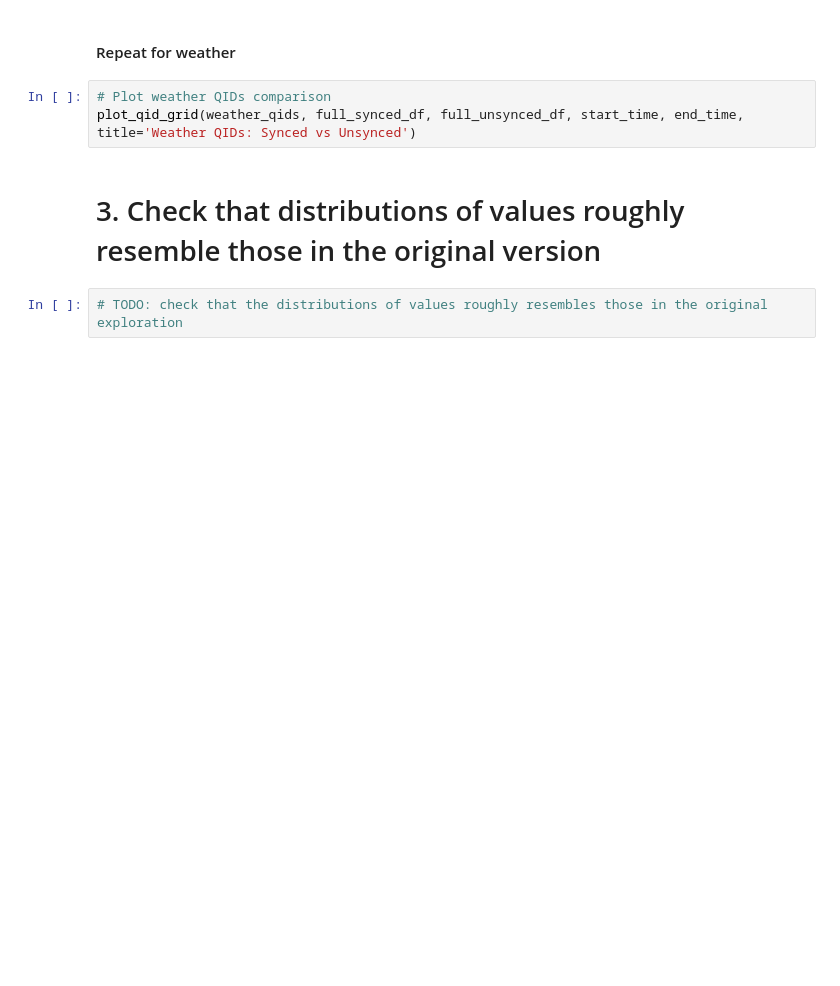
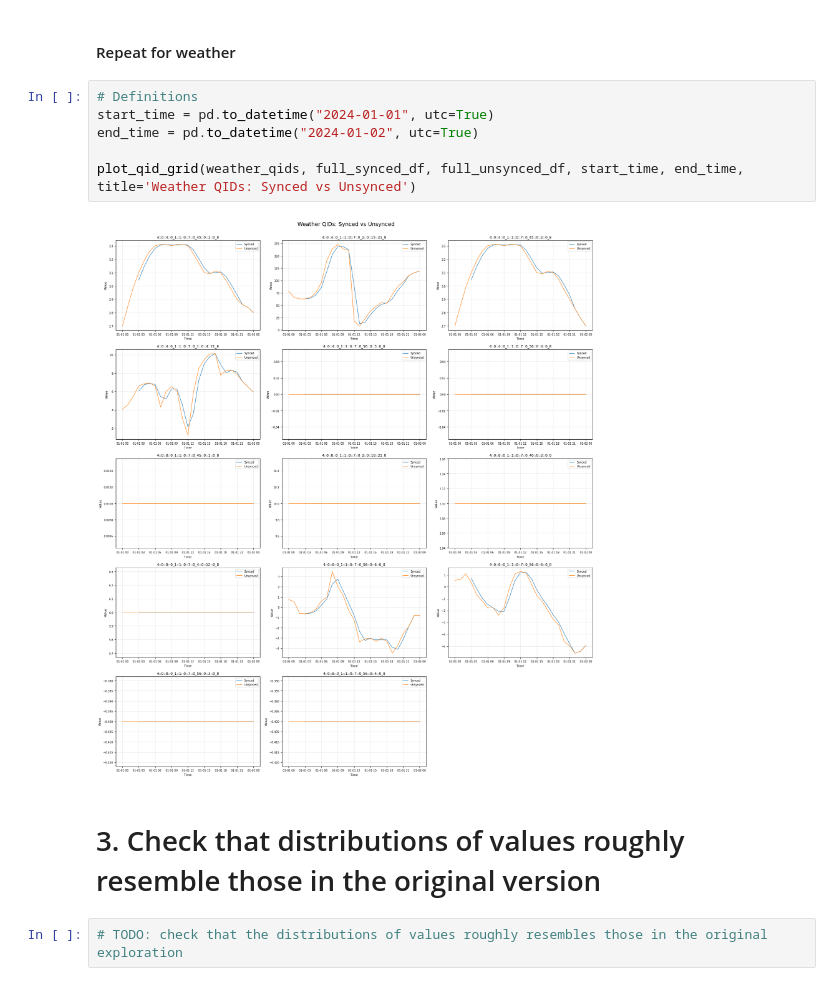
Before and after one commit to AugustBjerg/Master-s-thesis, a Jupyter notebook: code/data/cleaning-scripts/notebooks/post_sync_explore.ipynb, the cells around one changed output. Cells and saved outputs as stored; diff of their text form; blank space fills up the shorter version.

```diff
--- a/code/data/cleaning-scripts/notebooks/post_sync_explore.ipynb
+++ b/code/data/cleaning-scripts/notebooks/post_sync_explore.ipynb
@@ -258,8 +267,13 @@ end_time = pd.to_datetime("2024-01-31", utc=True)
 # %% [markdown]
 #### Repeat for weather
 # %%
-# Plot weather QIDs comparison
+# Definitions
+start_time = pd.to_datetime("2024-01-01", utc=True)
+end_time = pd.to_datetime("2024-01-02", utc=True)
+
 plot_qid_grid(weather_qids, full_synced_df, full_unsynced_df, start_time, end_time, title='Weather QIDs: Synced vs Unsynced')
+# %% [output]
+[figure, added]
 # %% [markdown]
 # 3. Check that distributions of values roughly resemble those in the original version
 # %%
```
Also changed, not shown: parts of 5 cells of this notebook.
